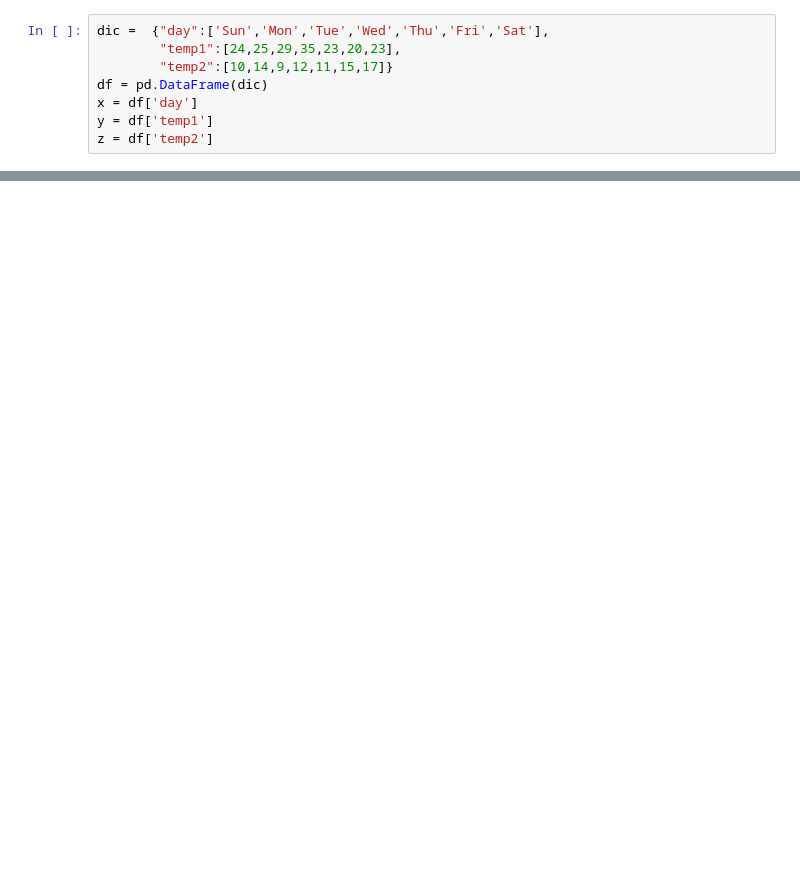
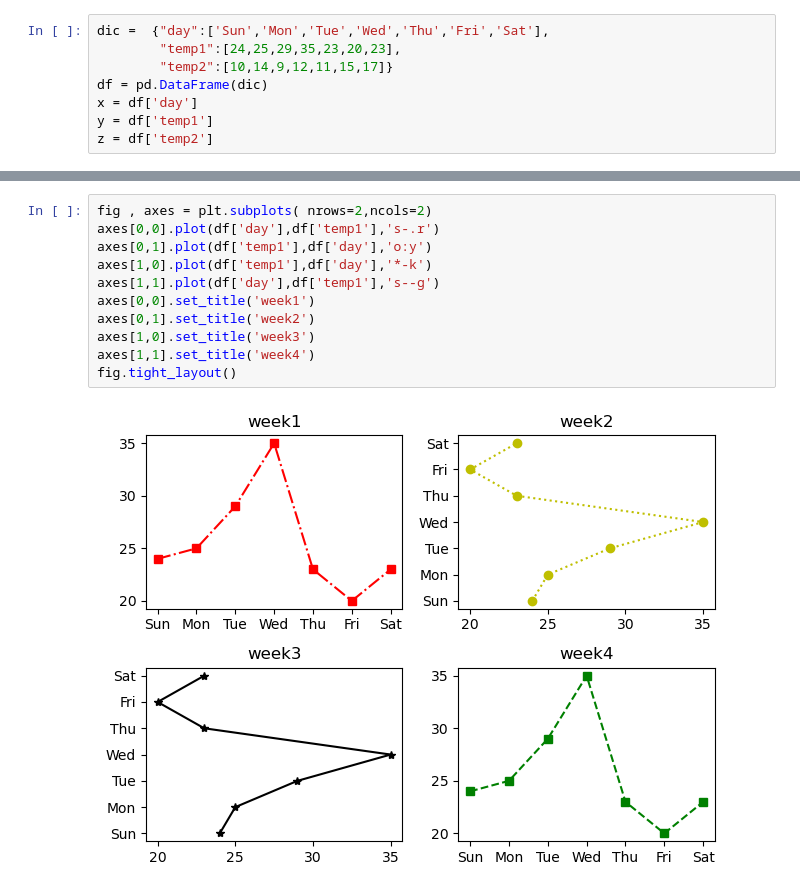
Before and after one commit to N0Z3I/01418323-Data-Science, a Jupyter notebook: test6.ipynb, the cells around one changed output, grey strips where cells are left out. Drawn from its saved outputs; the diff is of its cells as text; blank space fills up the shorter version.

```diff
--- a/test6.ipynb
+++ b/test6.ipynb
@@ -73,0 +75,13 @@ plt.plot(df['day'],df['temp2'],'o:g')
+# %%
+fig , axes = plt.subplots( nrows=2,ncols=2)
+axes[0,0].plot(df['day'],df['temp1'],'s-.r')
+axes[0,1].plot(df['temp1'],df['day'],'o:y')
+axes[1,0].plot(df['temp1'],df['day'],'*-k')
+axes[1,1].plot(df['day'],df['temp1'],'s--g')
+axes[0,0].set_title('week1')
+axes[0,1].set_title('week2')
+axes[1,0].set_title('week3')
+axes[1,1].set_title('week4')
+fig.tight_layout()
+# %% [output]
+[figure, added]
```
Also changed, not shown: parts of 5 cells of this notebook.
